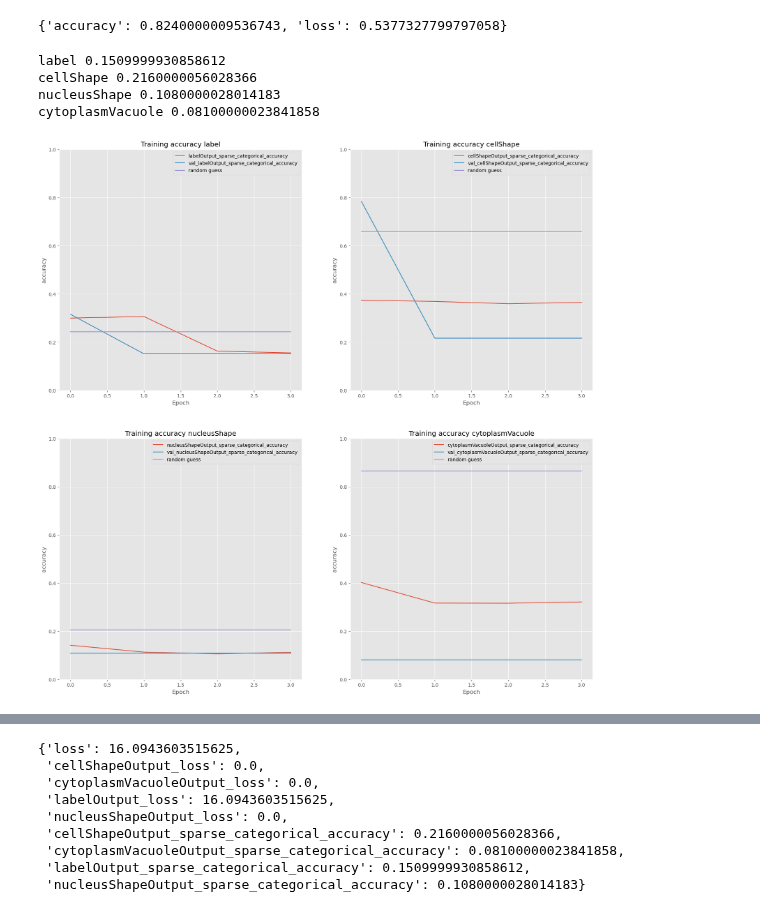
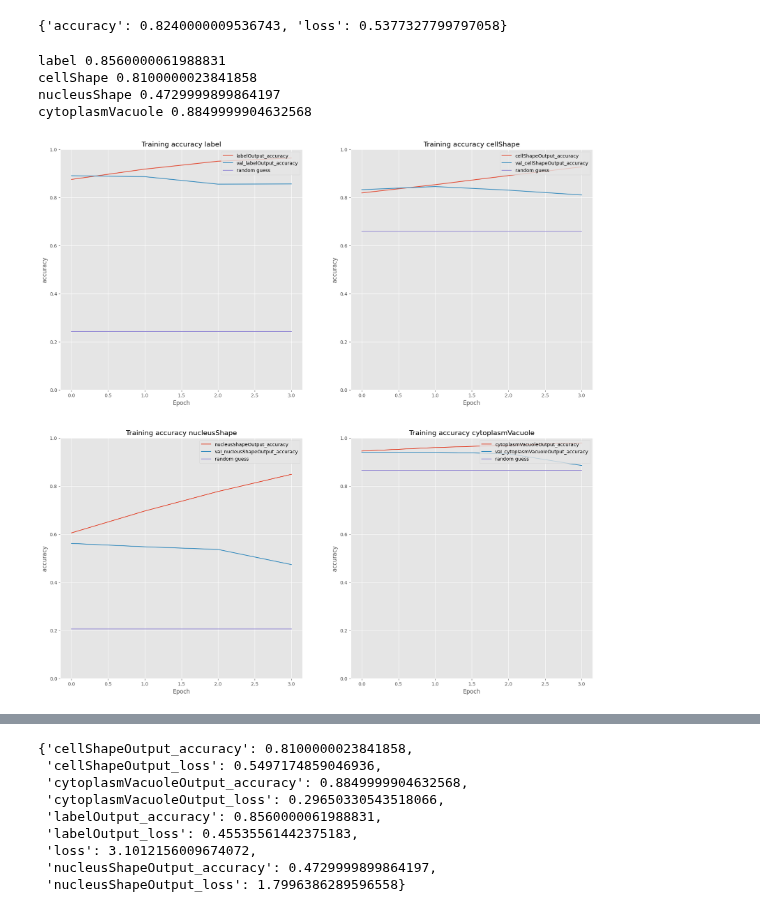
Before and after one commit to Fish4203/deep-learning, a Jupyter notebook: A1.ipynb, the cells around one changed output, grey strips where cells are left out. Drawn from its saved outputs; the diff is of its cells as text; code cells hidden in the pictures.

Commit message:
working with all labels

```diff
--- a/A1.ipynb
+++ b/A1.ipynb
@@ -449,36 +465,36 @@ model.evaluate(valData, return_dict=True)
 # %%
 # old plot
 
-# plt.style.use("ggplot")
-# plt.figure(figsize=(20,20))
-# Nepoch=len(history.epoch)
+plt.style.use("ggplot")
+plt.figure(figsize=(20,20))
+Nepoch=len(history.epoch)
 
-# i = 0
-# for outLabel in ['label', 'cellShape', 'nucleusShape', 'cytoplasmVacuole']:
-# 	i += 1
-# 	plt.subplot(2,2,i)
-# 	trainKey = f'{outLabel}Output_sparse_categorical_accuracy'
-# 	testKey = f'val_{trainKey}'
+i = 0
+for outLabel in ['label', 'cellShape', 'nucleusShape', 'cytoplasmVacuole']:
+	i += 1
+	plt.subplot(2,2,i)
+	trainKey = f'{outLabel}Output_accuracy'
+	testKey = f'val_{trainKey}'
 
-# 	plt.plot(np.arange(0, Nepoch), history.history[trainKey], label=trainKey)
+	plt.plot(np.arange(0, Nepoch), history.history[trainKey], label=trainKey)
 
-# 	plt.plot(np.arange(0, Nepoch), history.history[testKey], label=testKey)
-# 	plt.plot(np.arange(0, Nepoch), [classRandomAcc[outLabel] for i in range(Nepoch)], label='random guess')
+	plt.plot(np.arange(0, Nepoch), history.history[testKey], label=testKey)
+	plt.plot(np.arange(0, Nepoch), [classRandomAcc[outLabel] for i in range(Nepoch)], label='random guess')
 
-# 	plt.title(f"Training accuracy {outLabel}")
-# 	plt.ylim(0,1)
-# 	plt.xlabel("Epoch")
-# 	plt.ylabel("accuracy")
-# 	plt.legend(loc="upper right")
+	plt.title(f"Training accuracy {outLabel}")
+	plt.ylim(0,1)
+	plt.xlabel("Epoch")
+	plt.ylabel("accuracy")
+	plt.legend(loc="upper right")
 
-# 	print(f'{outLabel} {history.history[testKey][-1]}')
+	print(f'{outLabel} {history.history[testKey][-1]}')
 
-# plt.show()
+plt.show()
 
-# model.evaluate(valData, return_dict=True)
+model.evaluate(valData, return_dict=True)
 # %% [output]
-label 0.1509999930858612
-cellShape 0.2160000056028366
-nucleusShape 0.1080000028014183
-cytoplasmVacuole 0.08100000023841858
+label 0.8560000061988831
+cellShape 0.8100000023841858
+nucleusShape 0.4729999899864197
+cytoplasmVacuole 0.8849999904632568
-[figure, old version]
+[figure, new version]
@@ -486,9 +502,9 @@ cytoplasmVacuole 0.08100000023841858
-{'loss': 16.0943603515625,
- 'cellShapeOutput_loss': 0.0,
- 'cytoplasmVacuoleOutput_loss': 0.0,
- 'labelOutput_loss': 16.0943603515625,
- 'nucleusShapeOutput_loss': 0.0,
- 'cellShapeOutput_sparse_categorical_accuracy': 0.2160000056028366,
- 'cytoplasmVacuoleOutput_sparse_categorical_accuracy': 0.08100000023841858,
- 'labelOutput_sparse_categorical_accuracy': 0.1509999930858612,
- 'nucleusShapeOutput_sparse_categorical_accuracy': 0.1080000028014183}
+{'cellShapeOutput_accuracy': 0.8100000023841858,
+ 'cellShapeOutput_loss': 0.5497174859046936,
+ 'cytoplasmVacuoleOutput_accuracy': 0.8849999904632568,
+ 'cytoplasmVacuoleOutput_loss': 0.29650330543518066,
+ 'labelOutput_accuracy': 0.8560000061988831,
+ 'labelOutput_loss': 0.45535561442375183,
+ 'loss': 3.1012156009674072,
+ 'nucleusShapeOutput_accuracy': 0.4729999899864197,
+ 'nucleusShapeOutput_loss': 1.7996386289596558}
```
Also changed, not shown: parts of 5 cells of this notebook.
